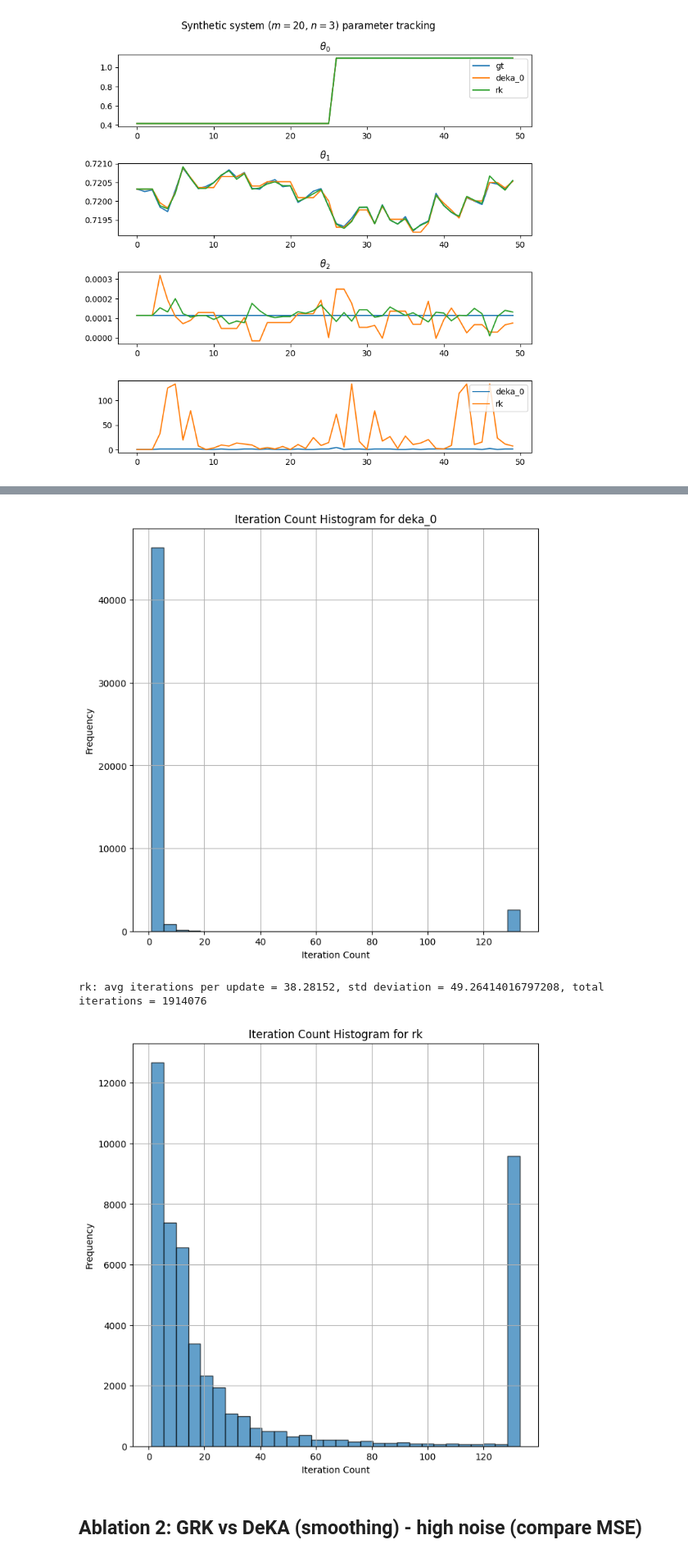
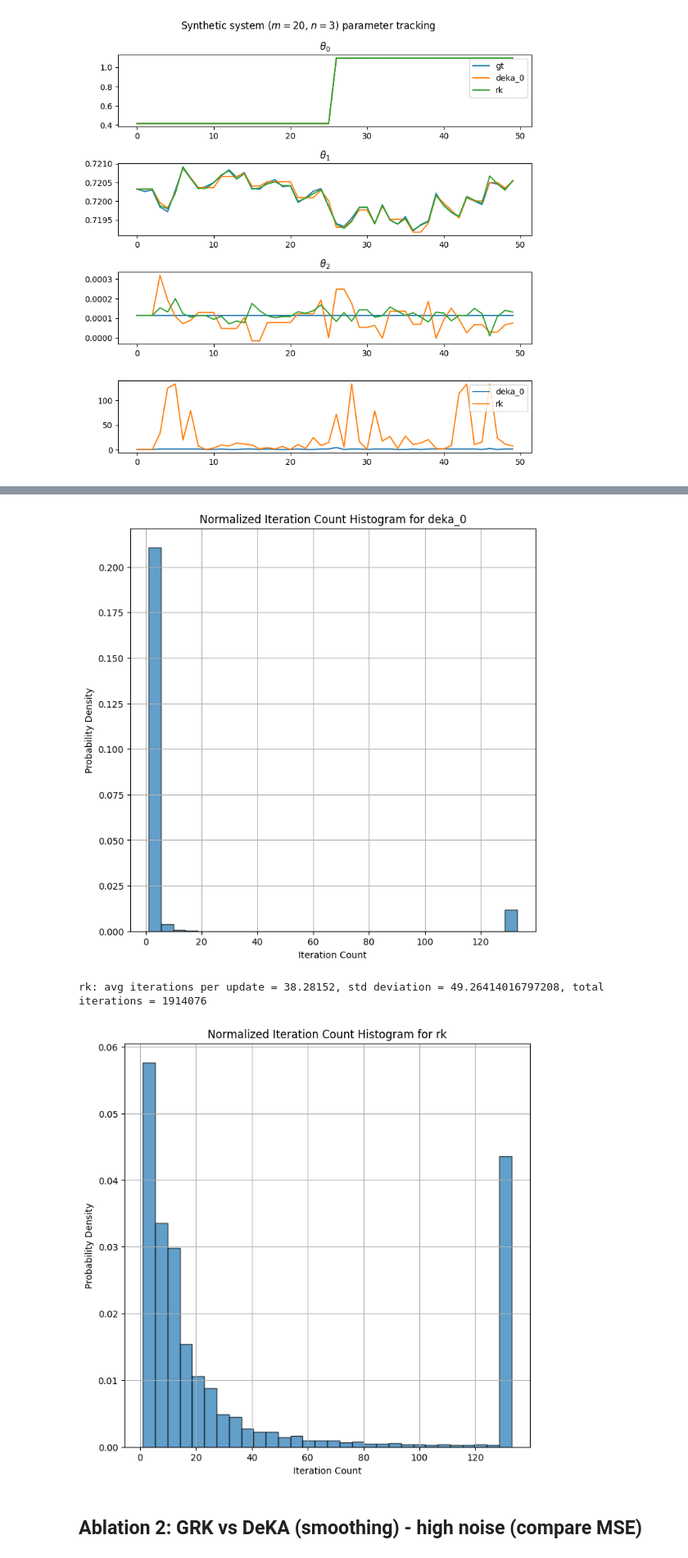
Before and after one commit to ChrisSha0104/Online-Parameter-Estimation-Using-the-Kaczmarz-Method, a Jupyter notebook: python/random_systems.ipynb, the cells around one changed output, grey strips where cells are left out. Shown at 82% size. Drawn from its saved outputs; the diff is of its cells as text; code cells hidden in the pictures.

Commit message:
normalized the data

```diff
--- a/python/random_systems.ipynb
+++ b/python/random_systems.ipynb
@@ -238,38 +238,38 @@ for t in tqdm(range(trials)):
 # %%
 print("Parameter tracking MSE averages")
 for name, vals in mse.items():
     print(f"{name}: {np.mean(vals)}")
 
 print("Non-perturbed parameter tracking MSE averages")
 for name, vals in non_pert_mse.items():
     print(f"{name}: {np.mean(vals)}")
 
 print("Iteration counts summary:")
 for name, iters in iteration_counts.items():
     avg_iters = np.mean(iters)
     std_iters = np.std(iters)
     total_iters = np.sum(iters)
     print(f"{name}: avg iterations per update = {avg_iters}, std deviation = {std_iters}, total iterations = {total_iters}")
 
     plt.figure()
-    plt.hist(iters, bins=30, alpha=0.7, edgecolor='black')
-    plt.title(f"Iteration Count Histogram for {name}")
+    plt.hist(iters, bins=30, density=True, alpha=0.7, edgecolor='black')
+    plt.title(f"Normalized Iteration Count Histogram for {name}")
     plt.xlabel("Iteration Count")
-    plt.ylabel("Frequency")
+    plt.ylabel("Probability Density")
     plt.grid(True)
     plt.show()
 # %% [output]
 Parameter tracking MSE averages
 deka_0: 5.907497269497442e-07
 rk: 0.0007808431644270105
 Non-perturbed parameter tracking MSE averages
 deka_0: 5.130553404801001e-07
 rk: 0.0004945793871334467
 Iteration counts summary:
 deka_0: avg iterations per update = 8.77232, std deviation = 29.018039248329654, total iterations = 438616
-[figure, old version]
+[figure, new version]
 rk: avg iterations per update = 38.28152, std deviation = 49.26414016797208, total iterations = 1914076
-[figure, old version]
+[figure, new version]
 # %% [markdown]
 ## Ablation 2: GRK vs DeKA (smoothing) - high noise (compare MSE)
 # %%
```
